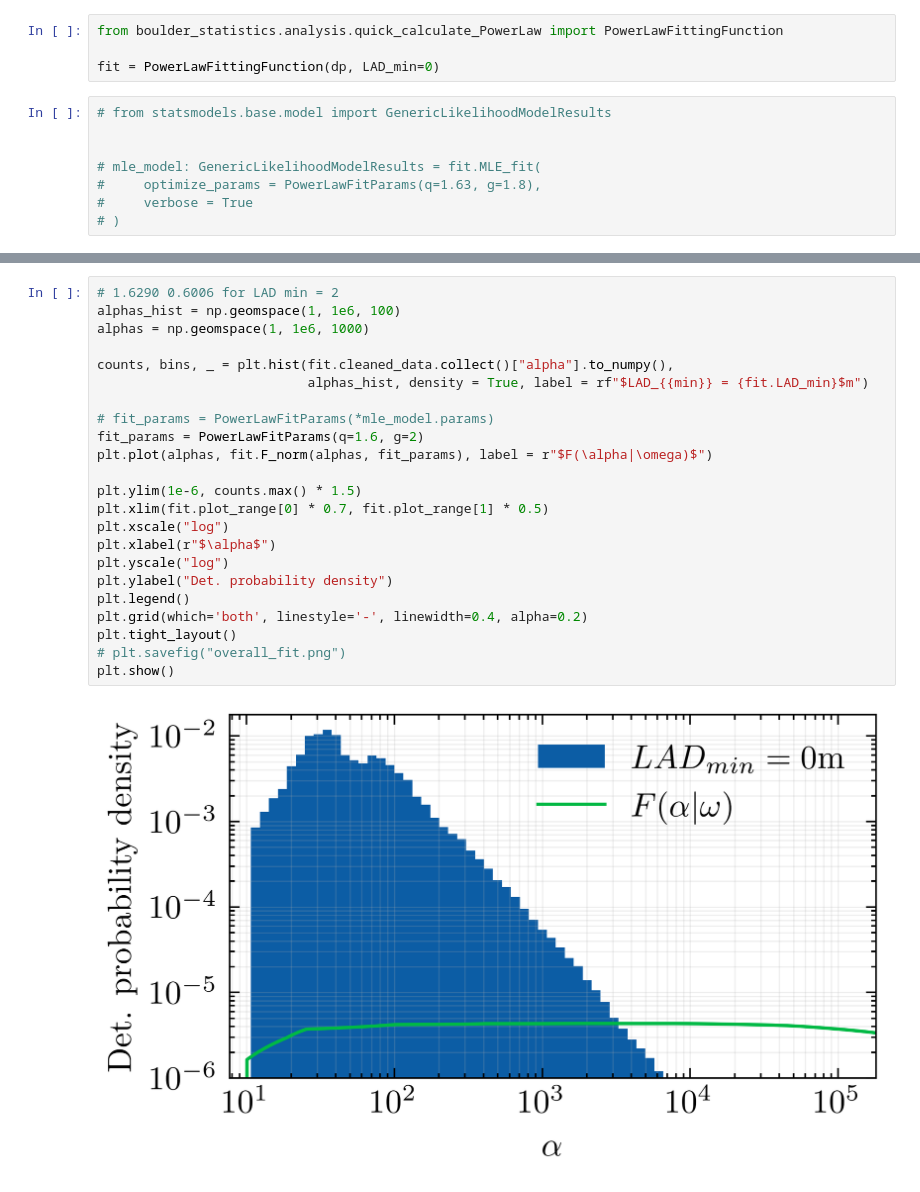
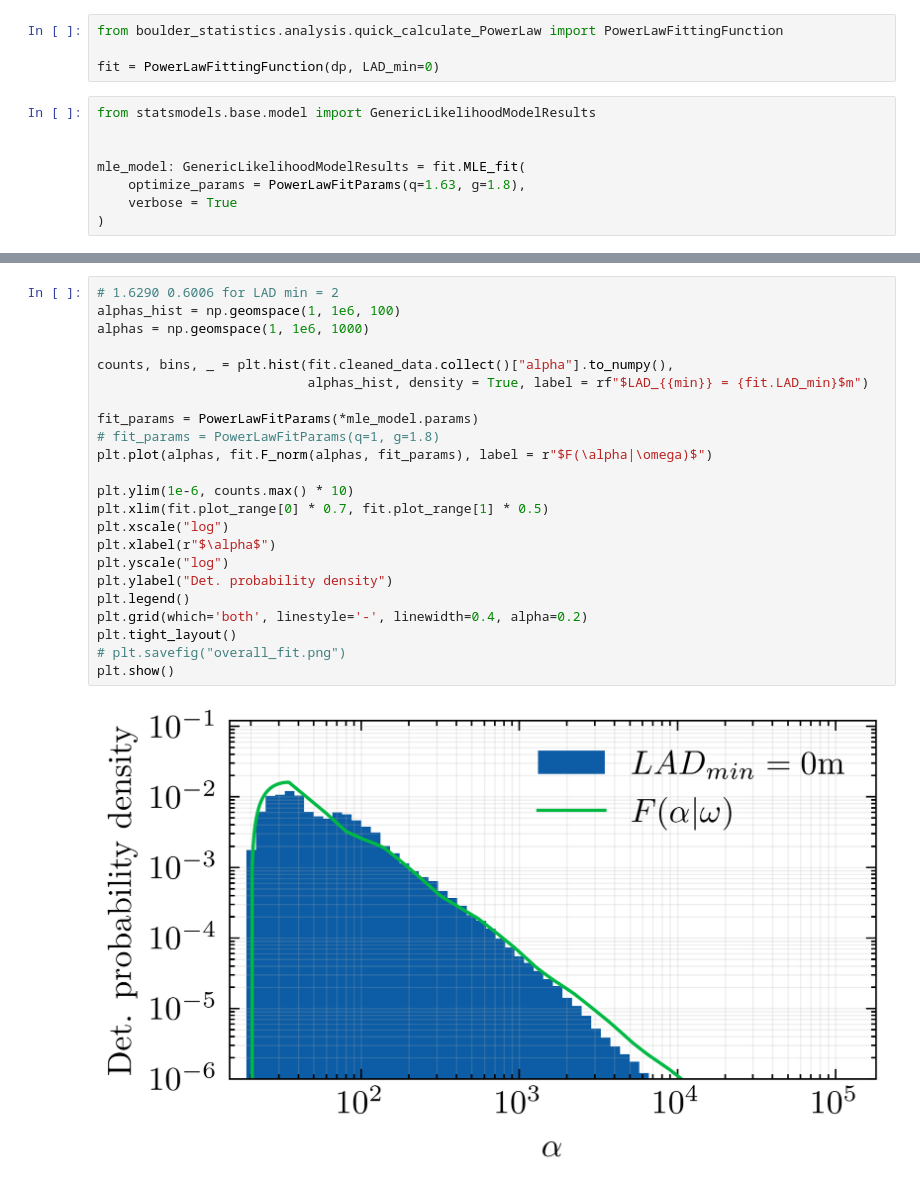
Before and after one commit to Joshua13764/QMAP, a Jupyter notebook: analysis/PSFDCont/workbook_simple_PowerLaw.ipynb, the cells around one changed output, grey strips where cells are left out. Saved outputs shown, nothing was run; the diff lists cells and outputs as text.

```diff
--- a/analysis/PSFDCont/workbook_simple_PowerLaw.ipynb
+++ b/analysis/PSFDCont/workbook_simple_PowerLaw.ipynb
@@ -32,10 +32,10 @@ from boulder_statistics.analysis.quick_calculate_PowerLaw import PowerLawFitting
 
 fit = PowerLawFittingFunction(dp, LAD_min=0)
 # %%
-# from statsmodels.base.model import GenericLikelihoodModelResults
+from statsmodels.base.model import GenericLikelihoodModelResults
 
 
-# mle_model: GenericLikelihoodModelResults = fit.MLE_fit(
-#     optimize_params = PowerLawFitParams(q=1.63, g=1.8),
-#     verbose = True
-# )
+mle_model: GenericLikelihoodModelResults = fit.MLE_fit(
+    optimize_params = PowerLawFitParams(q=1.63, g=1.8),
+    verbose = True
+)
@@ -42,25 +78,25 @@ fit = PowerLawFittingFunction(dp, LAD_min=0)
 # %%
 # 1.6290 0.6006 for LAD min = 2
 alphas_hist = np.geomspace(1, 1e6, 100)
 alphas = np.geomspace(1, 1e6, 1000)
 
 counts, bins, _ = plt.hist(fit.cleaned_data.collect()["alpha"].to_numpy(),
                            alphas_hist, density = True, label = rf"$LAD_{{min}} = {fit.LAD_min}$m")
 
-# fit_params = PowerLawFitParams(*mle_model.params)
-fit_params = PowerLawFitParams(q=1.6, g=2)
+fit_params = PowerLawFitParams(*mle_model.params)
+# fit_params = PowerLawFitParams(q=1, g=1.8)
 plt.plot(alphas, fit.F_norm(alphas, fit_params), label = r"$F(\alpha|\omega)$")
 
-plt.ylim(1e-6, counts.max() * 1.5)
+plt.ylim(1e-6, counts.max() * 10)
 plt.xlim(fit.plot_range[0] * 0.7, fit.plot_range[1] * 0.5)
 plt.xscale("log")
 plt.xlabel(r"$\alpha$")
 plt.yscale("log")
 plt.ylabel("Det. probability density")
 plt.legend()
 plt.grid(which='both', linestyle='-', linewidth=0.4, alpha=0.2)
 plt.tight_layout()
 # plt.savefig("overall_fit.png")
 plt.show()
 # %% [output]
-[figure, old version]
+[figure, new version]
```
Also changed, not shown: parts of 1 cell of this notebook, 6 other files.
